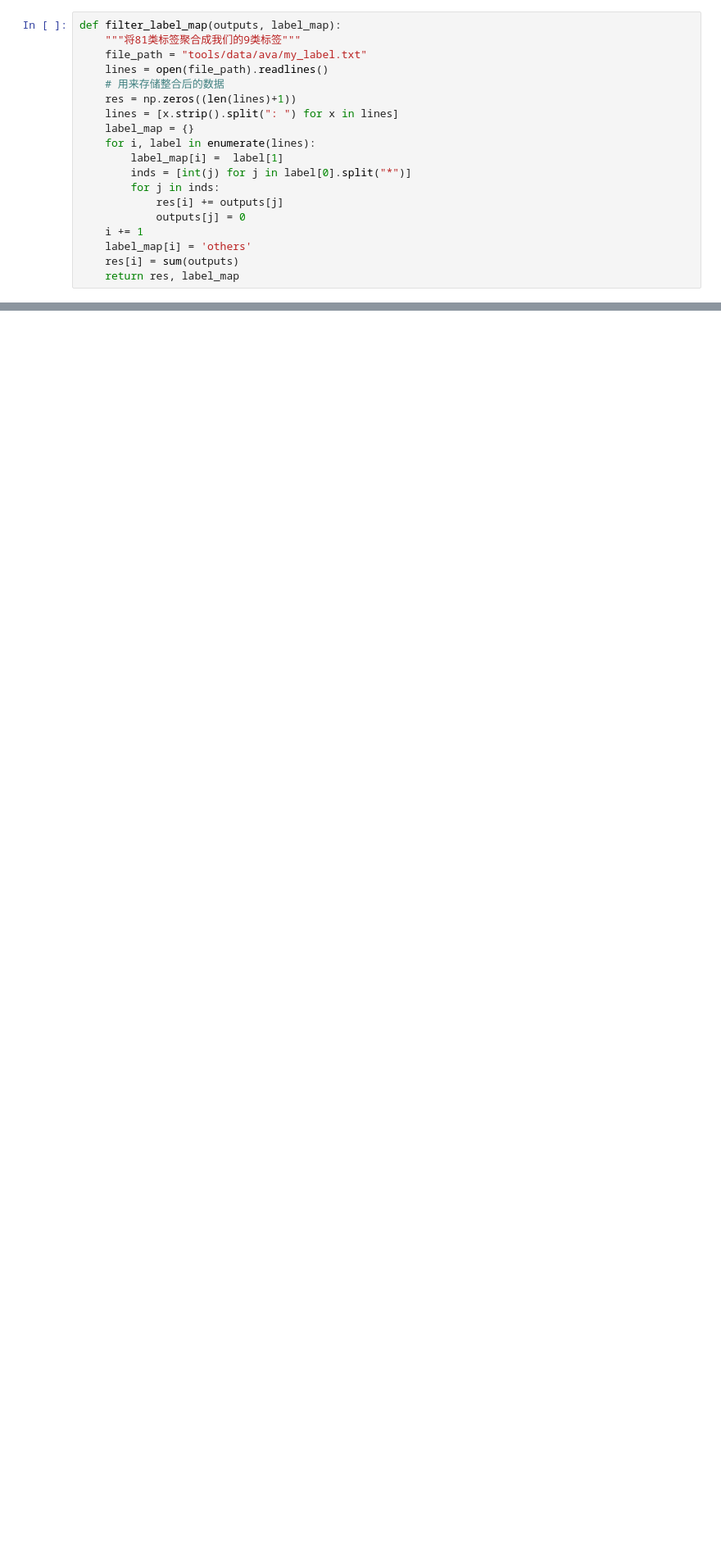
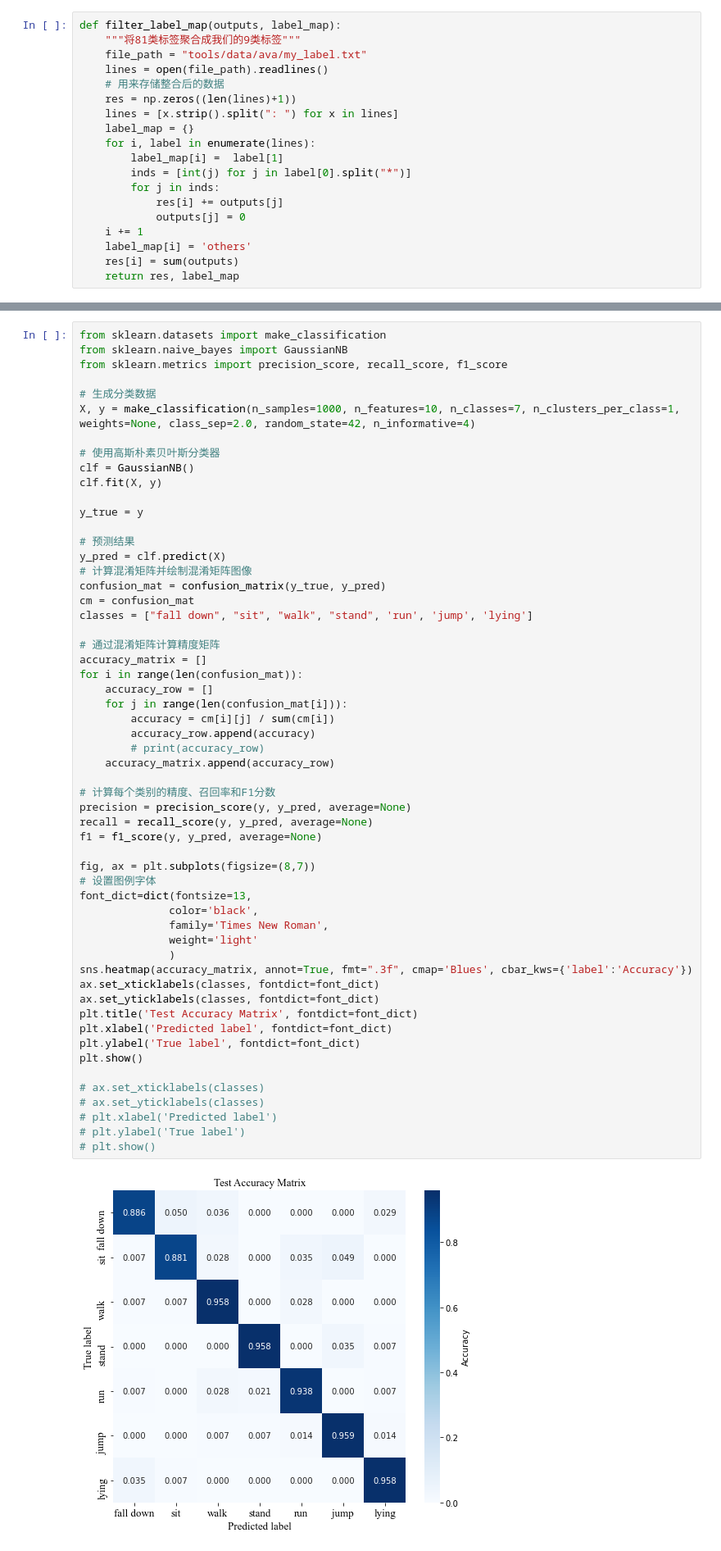
Before and after one commit to DownToParadise/human-detection, a Jupyter notebook: test.ipynb, the cells around one changed output, grey strips where cells are left out. Shown at 82% size. Cells and saved outputs as stored; diff of their text form; blank space fills up the shorter version.

```diff
--- a/test.ipynb
+++ b/test.ipynb
@@ -168,0 +462,58 @@ data
+# %%
+from sklearn.datasets import make_classification
+from sklearn.naive_bayes import GaussianNB
+from sklearn.metrics import precision_score, recall_score, f1_score
+
+# 生成分类数据
+X, y = make_classification(n_samples=1000, n_features=10, n_classes=7, n_clusters_per_class=1, weights=None, class_sep=2.0, random_state=42, n_informative=4)
+
+# 使用高斯朴素贝叶斯分类器
+clf = GaussianNB()
+clf.fit(X, y)
+
+y_true = y
+
+# 预测结果
+y_pred = clf.predict(X)
+# 计算混淆矩阵并绘制混淆矩阵图像
+confusion_mat = confusion_matrix(y_true, y_pred)
+cm = confusion_mat
+classes = ["fall down", "sit", "walk", "stand", 'run', 'jump', 'lying']
+
+# 通过混淆矩阵计算精度矩阵
+accuracy_matrix = []
+for i in range(len(confusion_mat)):
+    accuracy_row = []
+    for j in range(len(confusion_mat[i])):
+        accuracy = cm[i][j] / sum(cm[i])
+        accuracy_row.append(accuracy)
+        # print(accuracy_row)
+    accuracy_matrix.append(accuracy_row)
+
+# 计算每个类别的精度、召回率和F1分数
+precision = precision_score(y, y_pred, average=None)
+recall = recall_score(y, y_pred, average=None)
+f1 = f1_score(y, y_pred, average=None)
+
+fig, ax = plt.subplots(figsize=(8,7))
+# 设置图例字体
+font_dict=dict(fontsize=13,
+              color='black',
+              family='Times New Roman',
+              weight='light'
+              )
+sns.heatmap(accuracy_matrix, annot=True, fmt=".3f", cmap='Blues', cbar_kws={'label':'Accuracy'})
+ax.set_xticklabels(classes, fontdict=font_dict)
+ax.set_yticklabels(classes, fontdict=font_dict)
+plt.title('Test Accuracy Matrix', fontdict=font_dict)
+plt.xlabel('Predicted label', fontdict=font_dict)
+plt.ylabel('True label', fontdict=font_dict)
+plt.show()
+
+# ax.set_xticklabels(classes)
+# ax.set_yticklabels(classes)
+# plt.xlabel('Predicted label')
+# plt.ylabel('True label')
+# plt.show()
+# %% [output]
+[figure, added]
```
Also changed, not shown: parts of 12 cells of this notebook, 11 other files.
